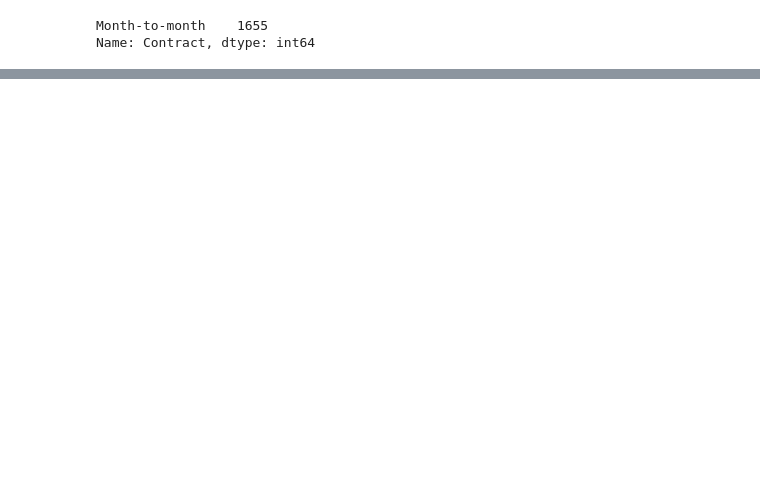
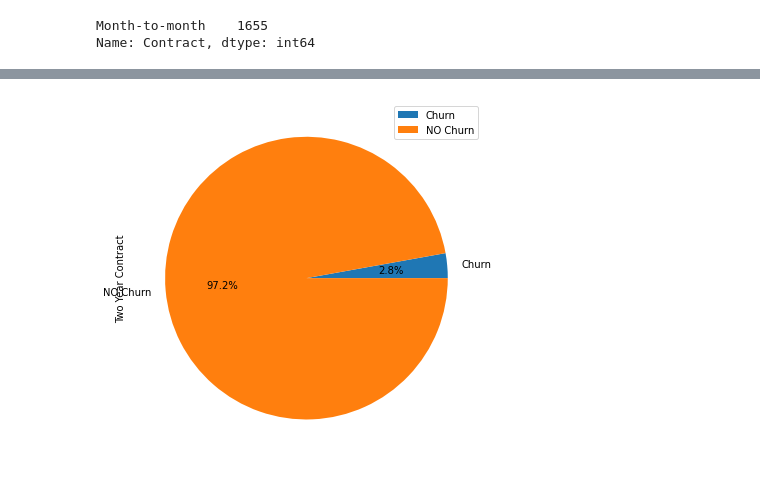
Before and after one commit to akuppan1/Flatiron-Mod-3-Proj, a Jupyter notebook: Feature plotting and investigation.ipynb, the cells around one changed output, grey strips where cells are left out. Cells and saved outputs as stored; diff of their text form; code cells hidden in the pictures; blank space fills up the shorter version.

```diff
--- a/Feature plotting and investigation.ipynb
+++ b/Feature plotting and investigation.ipynb
@@ -52,0 +83,6 @@ Name: Contract, dtype: int64
+# %%
+d = {'Two Year Contract': [48, 1647]}
+df_pie_2yr = pd.DataFrame(data=d, index=['Churn','NO Churn'])
+plot = df_pie_2yr.plot.pie(y='Two Year Contract', autopct='%1.1f%%', figsize=(6.5, 6.5))
+# %% [output]
+[figure, added]
```
Also changed, not shown: parts of 38 cells of this notebook.
